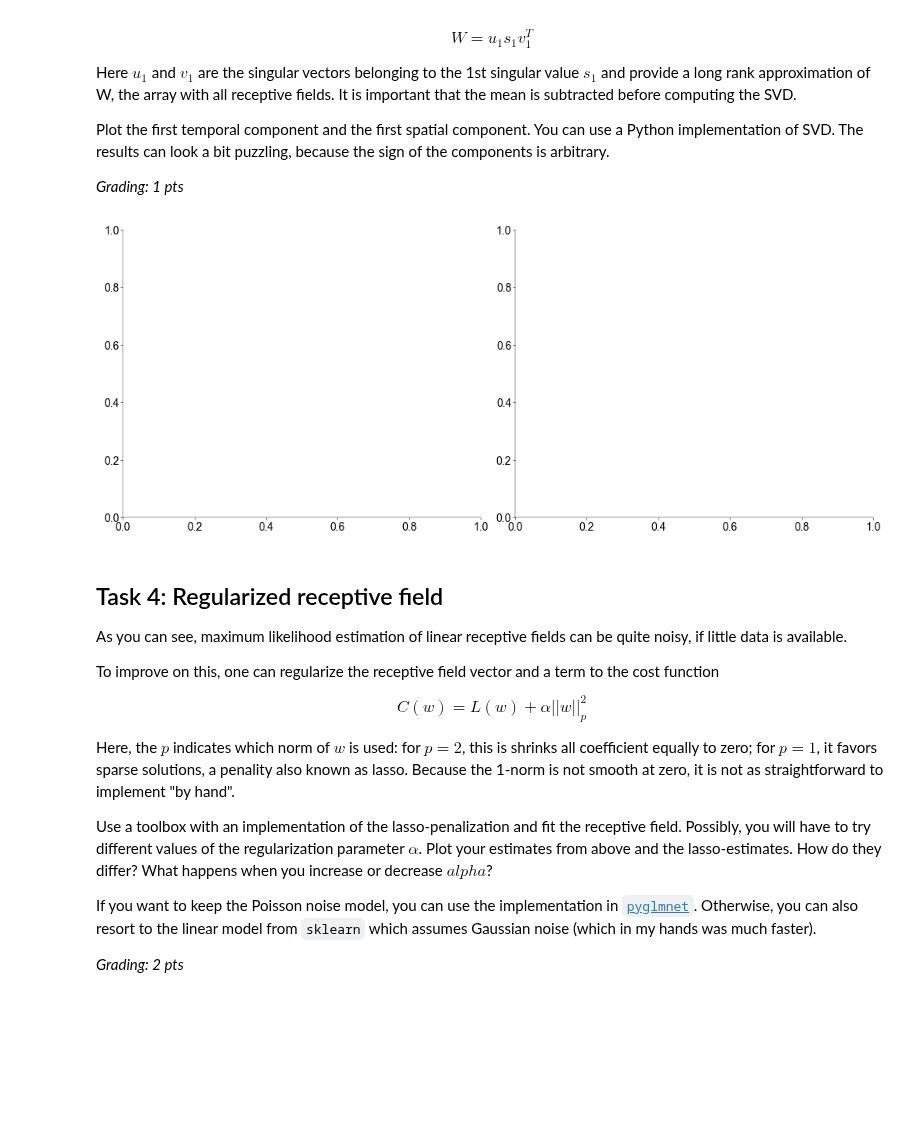
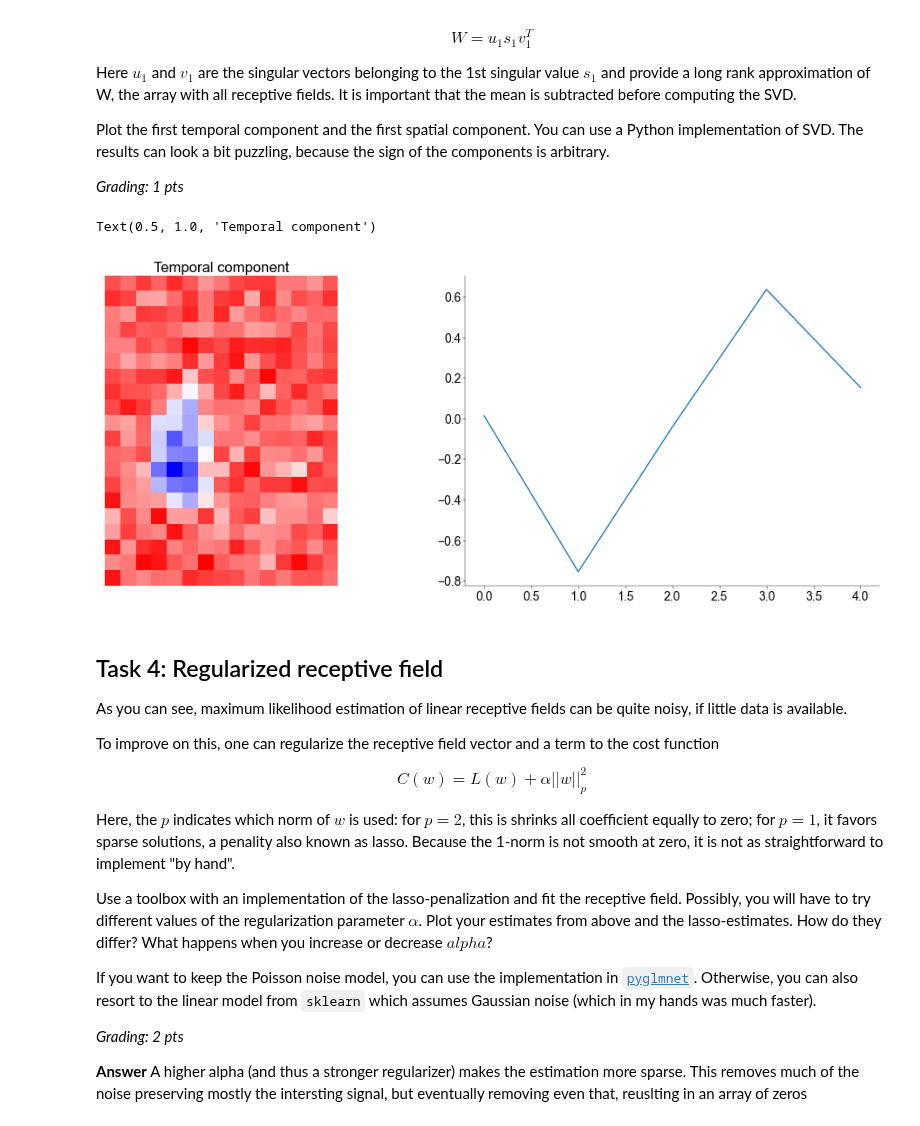
Before and after one commit to H-Kugler/neural-data-science, a Jupyter notebook: notebooks/CodingLab5_leandro.ipynb, the cells around one changed output. Saved outputs shown, nothing was run; the diff lists cells and outputs as text; code cells hidden in the pictures; blank space fills up the shorter version.

```diff
--- a/notebooks/CodingLab5_leandro.ipynb
+++ b/notebooks/CodingLab5_leandro.ipynb
@@ -140,7 +140,8 @@ def sample_lnp(w, nT, dt, R, v):
     # neuron with receptive field kernel w. (0.5 pts)
     # ------------------------------------------------
 
-    s = np.random.normal(0, np.sqrt(v), (w.shape[0], nT))
+    s = np.random.randint(0, 2, size=(len(w),nT)) * v
+    # s = np.random.normal(0, np.sqrt(v), (w.shape[0], nT))
     r = np.exp(w.T @ s) * dt * R
     c = np.random.poisson(r)
 
@@ -302,6 +303,7 @@ Create vector of spike counts
 # Bin the spike counts at the same temporal
 # resolution as the stimulus (0.5 pts)
 # ------------------------------------------
+spike_counts, _ = np.histogram(t, bins = trigger)
 # %% [markdown]
 Fit receptive field for each frame separately
 # %%
@@ -315,10 +317,26 @@ Fit receptive field for each frame separately
 # be in the shape of (Dx * Dy, 5)
 # ------------------------------------------
 
-# specify the time lags
-delta = [0, 1, 2, 3, 4]
+w0 = np.random.uniform(2,size=300).flatten()*0.001
+
+# specify the time lags^
+deltas = [0, 1, 2, 3, 4]
 
 # fit for each delay
+w_hat = np.zeros((s[:,0].shape[0], len(deltas)))
+
+for i, delta in enumerate(deltas):
+        shortened_s = s[:,:-delta] if delta != 0 else s
+        lagged_counts = spike_counts[delta:]
+        w_hat[:,i] = opt.minimize(
+                negloglike_lnp,
+                x0 = w0,
+                args = (lagged_counts, shortened_s),
+                method = 'CG',
+                jac = True
+        ).x
+
+# w_hat /= len(trigger) # TODO review this
 # %% [markdown]
 Plot the frames one by one
 # %%
@@ -348,22 +382,37 @@ Plot the first temporal component and the first spatial component. You can use a
 # %%
 # insert your code here
 
 # --------------------------------------------
 # Apply SVD to the fitted receptive field,
 # you can use either numpy or sklearn (0.5 pt)
 # --------------------------------------------
 
 # shape of w_hat: (300,5).
 # subtract mean along axis=1 (time) since for every timelag the RF is estimated independently
+U, S, V = np.linalg.svd(w_hat - w_hat.mean(axis=1, keepdims=True))
 
 # -------------------------------------------------
 # Plot the spatial and temporal components (0.5 pt)
 # -------------------------------------------------
 
 fig, ax = plt.subplot_mosaic(mosaic=[['Spatial', 'Temporal']], figsize=(10,4), constrained_layout=True)
-# add plot
+
+sns.heatmap(
+        U[:,0].reshape(20, 15),
+        ax = ax['Spatial'],
+        cmap = "bwr",
+        square = True,
+        cbar = False,
+        yticklabels=False,
+        xticklabels=False
+    )
+ax['Spatial'].set_title("Spatial component")
+
+ax['Temporal'].plot(V[0, :])
+ax['Spatial'].set_title("Temporal component")
 # %% [output]
+Text(0.5, 1.0, 'Temporal component')
-[figure, old version]
+[figure, new version]
 # %% [markdown]
 ## Task 4: Regularized receptive field
 
@@ -383,5 +432,7 @@ Use a toolbox with an implementation of the lasso-penalization and fit the recep
 If you want to keep the Poisson noise model, you can use the implementation in [`pyglmnet`](https://pypi.python.org/pypi/pyglmnet). Otherwise, you can also resort to the linear model from `sklearn` which assumes Gaussian noise (which in my hands was much faster).
 
 *Grading: 2 pts*
+
+**Answer** A higher alpha (and thus a stronger regularizer) makes the estimation more sparse. This removes much of the noise preserving mostly the intersting signal, but eventually removing even that, reuslting in an array of zeros
 # %%
 from sklearn import linear_model
```
Also changed, not shown: parts of 8 cells of this notebook.
